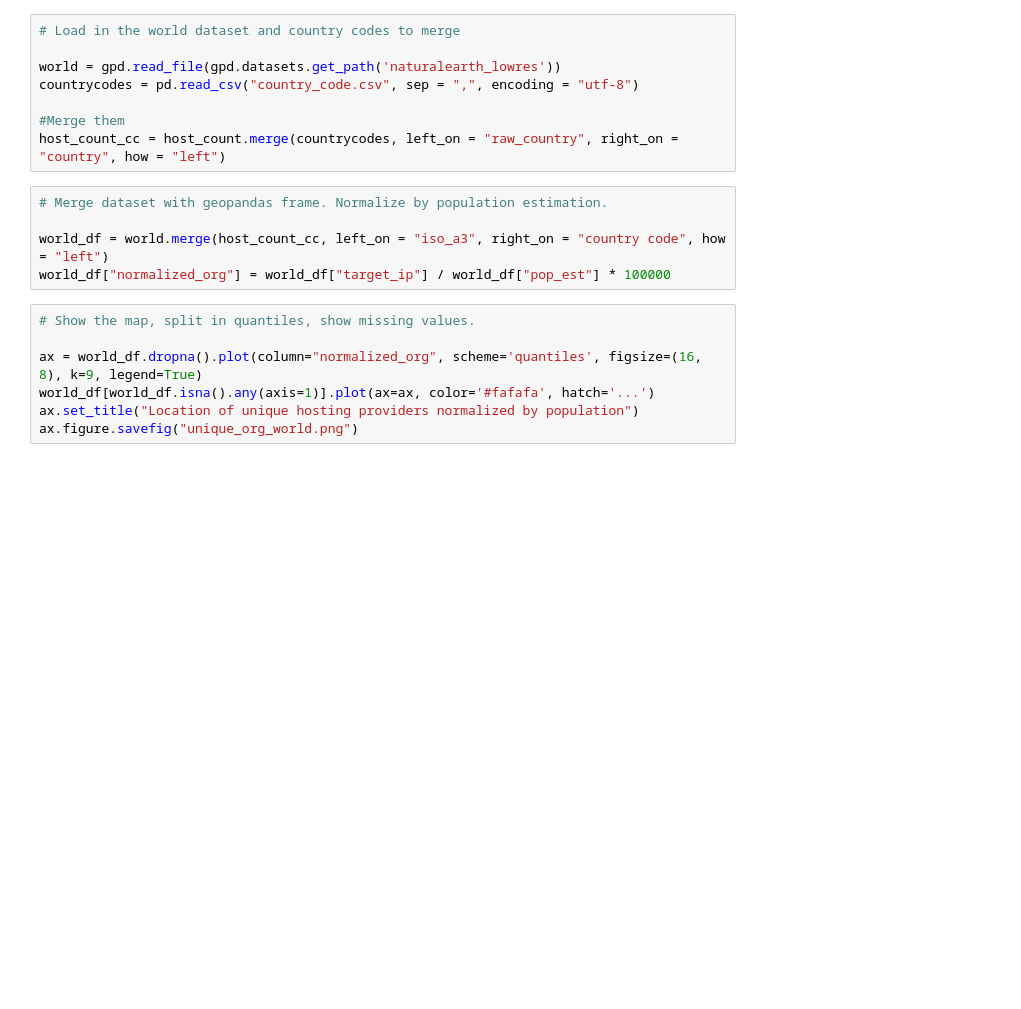
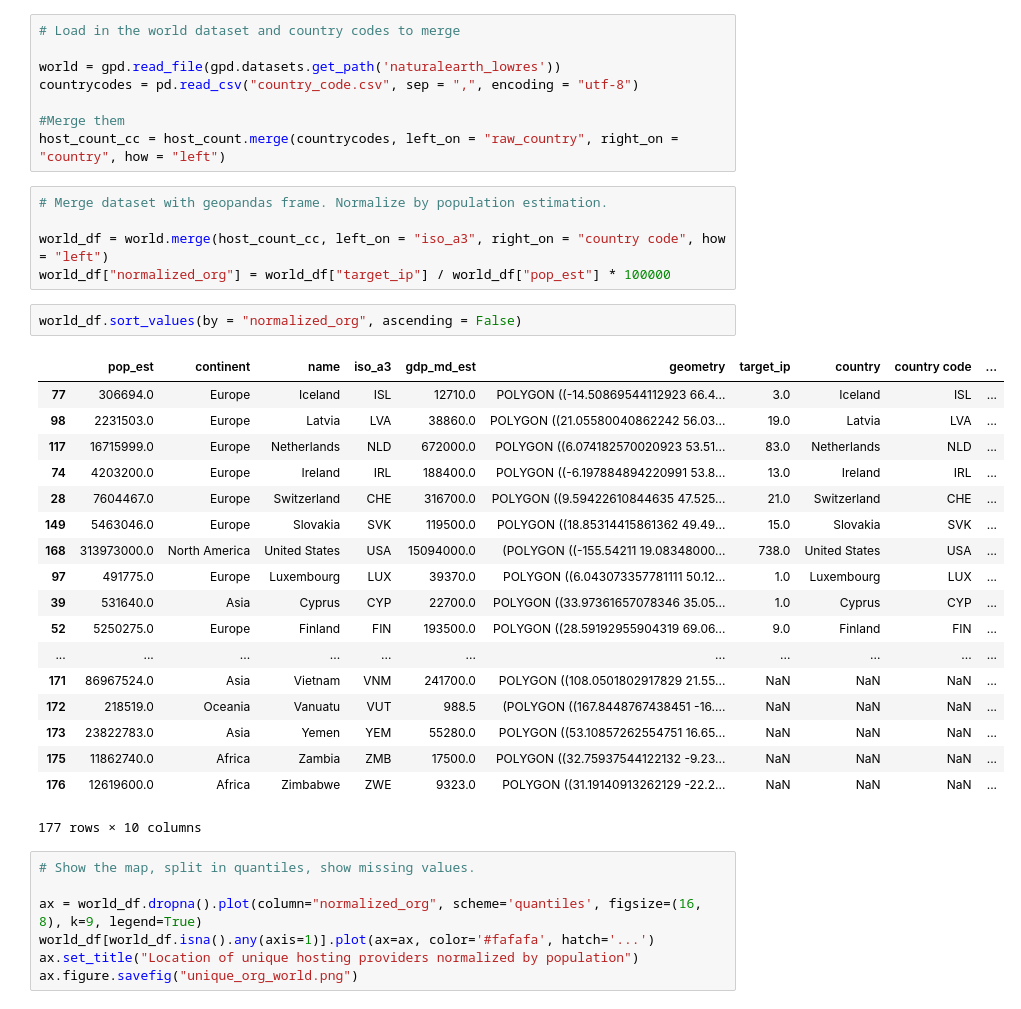
Before and after one commit to WKSu/WM0824TU-economics-of-cybersecurity-DDoS, a Jupyter notebook: SecurityMetrics/DDoS_Assignment1.ipynb, the cells around one changed output. Saved outputs shown, nothing was run; the diff lists cells and outputs as text; blank space fills up the shorter version.

Commit message:
Update normalized values

```diff
--- a/SecurityMetrics/DDoS_Assignment1.ipynb
+++ b/SecurityMetrics/DDoS_Assignment1.ipynb
@@ -272,6 +330,27 @@ host_count_cc = host_count.merge(countrycodes, left_on = "raw_country", right_on
 
 world_df = world.merge(host_count_cc, left_on = "iso_a3", right_on = "country code", how = "left")
 world_df["normalized_org"] = world_df["target_ip"] / world_df["pop_est"] * 100000
+# %%
+world_df.sort_values(by = "normalized_org", ascending = False)
+# %% [output]
+|  | pop_est | continent | name | iso_a3 | gdp_md_est | geometry | target_ip | country | country code | ... |
+| 77 | 306694.0 | Europe | Iceland | ISL | 12710.0 | POLYGON ((-14.50869544112923 66.4... | 3.0 | Iceland | ISL | ... |
+| 98 | 2231503.0 | Europe | Latvia | LVA | 38860.0 | POLYGON ((21.05580040862242 56.03... | 19.0 | Latvia | LVA | ... |
+| 117 | 16715999.0 | Europe | Netherlands | NLD | 672000.0 | POLYGON ((6.074182570020923 53.51... | 83.0 | Netherlands | NLD | ... |
+| 74 | 4203200.0 | Europe | Ireland | IRL | 188400.0 | POLYGON ((-6.197884894220991 53.8... | 13.0 | Ireland | IRL | ... |
+| 28 | 7604467.0 | Europe | Switzerland | CHE | 316700.0 | POLYGON ((9.59422610844635 47.525... | 21.0 | Switzerland | CHE | ... |
+| 149 | 5463046.0 | Europe | Slovakia | SVK | 119500.0 | POLYGON ((18.85314415861362 49.49... | 15.0 | Slovakia | SVK | ... |
+| 168 | 313973000.0 | North America | United States | USA | 15094000.0 | (POLYGON ((-155.54211 19.08348000... | 738.0 | United States | USA | ... |
+| 97 | 491775.0 | Europe | Luxembourg | LUX | 39370.0 | POLYGON ((6.043073357781111 50.12... | 1.0 | Luxembourg | LUX | ... |
+| 39 | 531640.0 | Asia | Cyprus | CYP | 22700.0 | POLYGON ((33.97361657078346 35.05... | 1.0 | Cyprus | CYP | ... |
+| 52 | 5250275.0 | Europe | Finland | FIN | 193500.0 | POLYGON ((28.59192955904319 69.06... | 9.0 | Finland | FIN | ... |
+| ... | ... | ... | ... | ... | ... | ... | ... | ... | ... | ... |
+| 171 | 86967524.0 | Asia | Vietnam | VNM | 241700.0 | POLYGON ((108.0501802917829 21.55... | NaN | NaN | NaN | ... |
+| 172 | 218519.0 | Oceania | Vanuatu | VUT | 988.5 | (POLYGON ((167.8448767438451 -16.... | NaN | NaN | NaN | ... |
+| 173 | 23822783.0 | Asia | Yemen | YEM | 55280.0 | POLYGON ((53.10857262554751 16.65... | NaN | NaN | NaN | ... |
+| 175 | 11862740.0 | Africa | Zambia | ZMB | 17500.0 | POLYGON ((32.75937544122132 -9.23... | NaN | NaN | NaN | ... |
+| 176 | 12619600.0 | Africa | Zimbabwe | ZWE | 9323.0 | POLYGON ((31.19140913262129 -22.2... | NaN | NaN | NaN | ... |
+177 rows × 10 columns
 # %%
 # Show the map, split in quantiles, show missing values.
 
```
Also changed, not shown: parts of 6 cells of this notebook, 2 other files.
